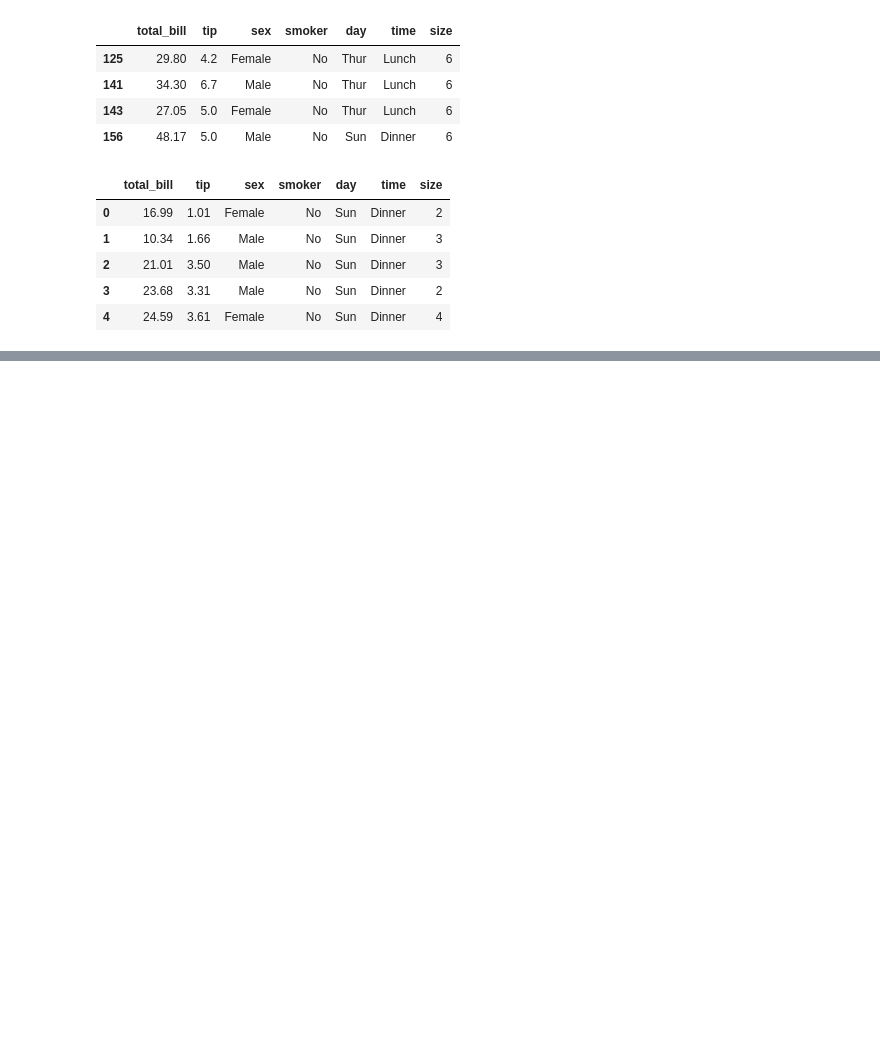
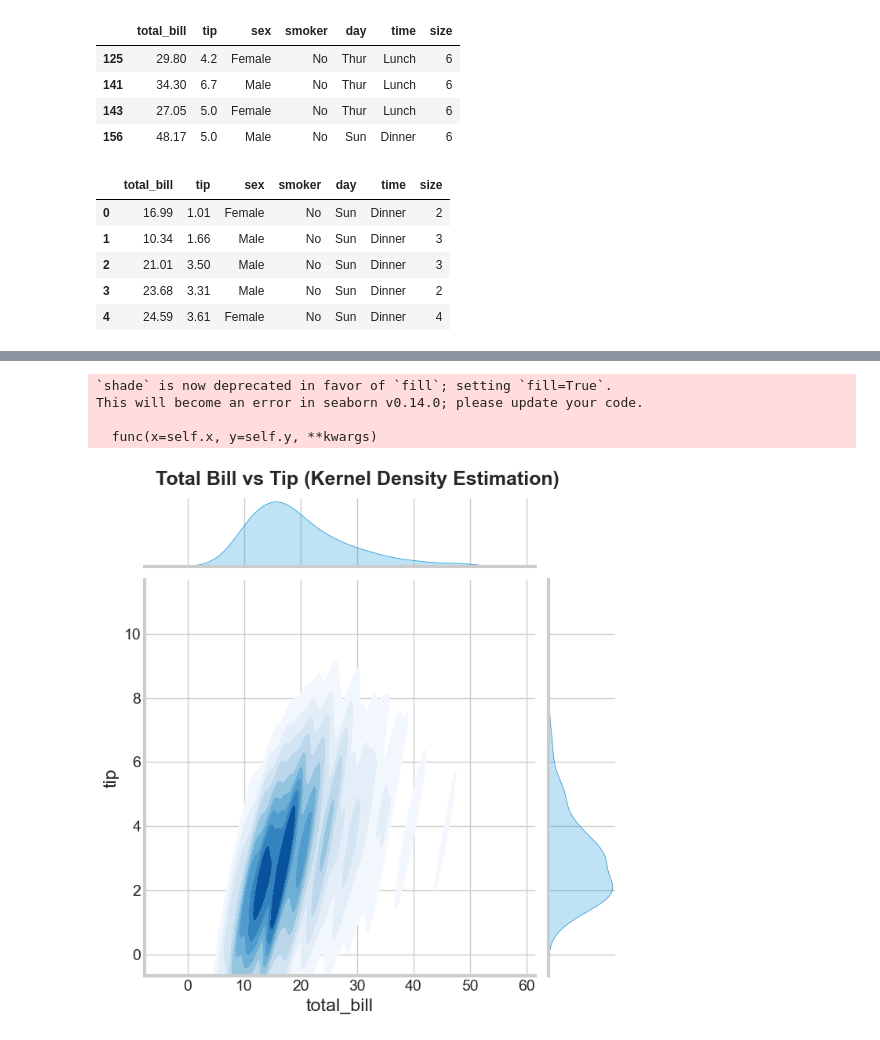
Before and after one commit to Razakhan143/demo, a Jupyter notebook: seaborn.ipynb, the cells around one changed output, grey strips where cells are left out. Cells and saved outputs as stored; diff of their text form; code cells hidden in the pictures; blank space fills up the shorter version.

```diff
--- a/seaborn.ipynb
+++ b/seaborn.ipynb
@@ -216,0 +251,23 @@ plt.show()
+# %%
+#hex plot
+sns.jointplot(
+    x="total_bill",
+    y="tip",
+    data=data,
+    kind="kde",
+    cmap="Blues",
+    height=7,
+    shade=True,
+    fill=True,
+    thresh=0.1,
+    marginal_kws={"fill": True}
+)
+
+plt.suptitle("Total Bill vs Tip (Kernel Density Estimation)", fontsize=18, fontweight='bold', y=1.02)
+plt.show()
+# %% [output]
+`shade` is now deprecated in favor of `fill`; setting `fill=True`.
+This will become an error in seaborn v0.14.0; please update your code.
+
+  func(x=self.x, y=self.y, **kwargs)
+[figure, added]
```
Also changed, not shown: parts of 5 cells of this notebook.
